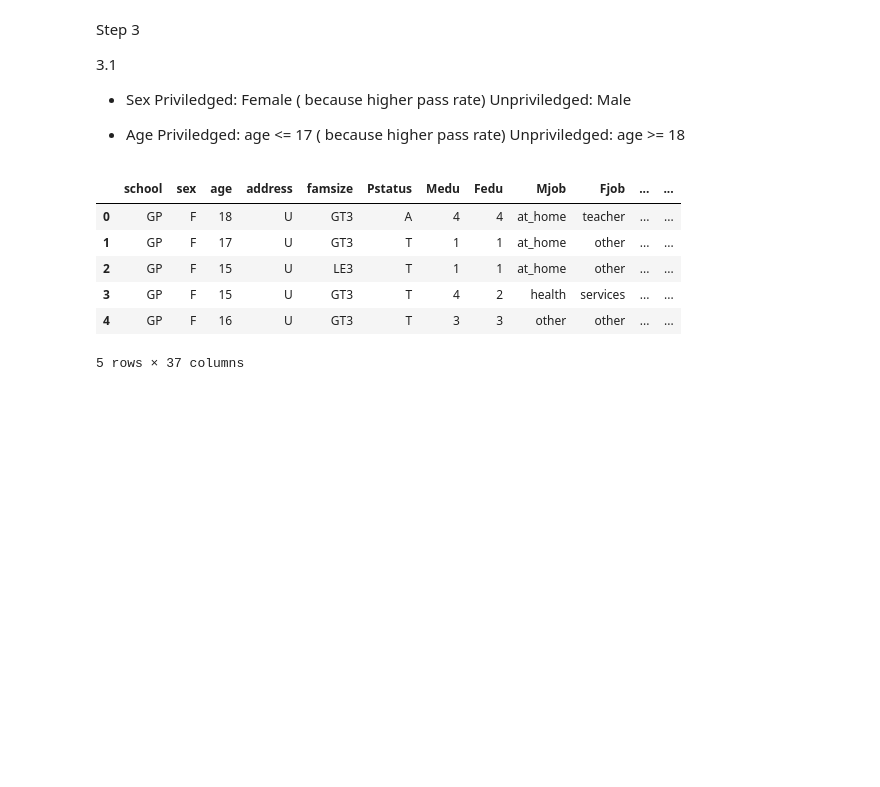
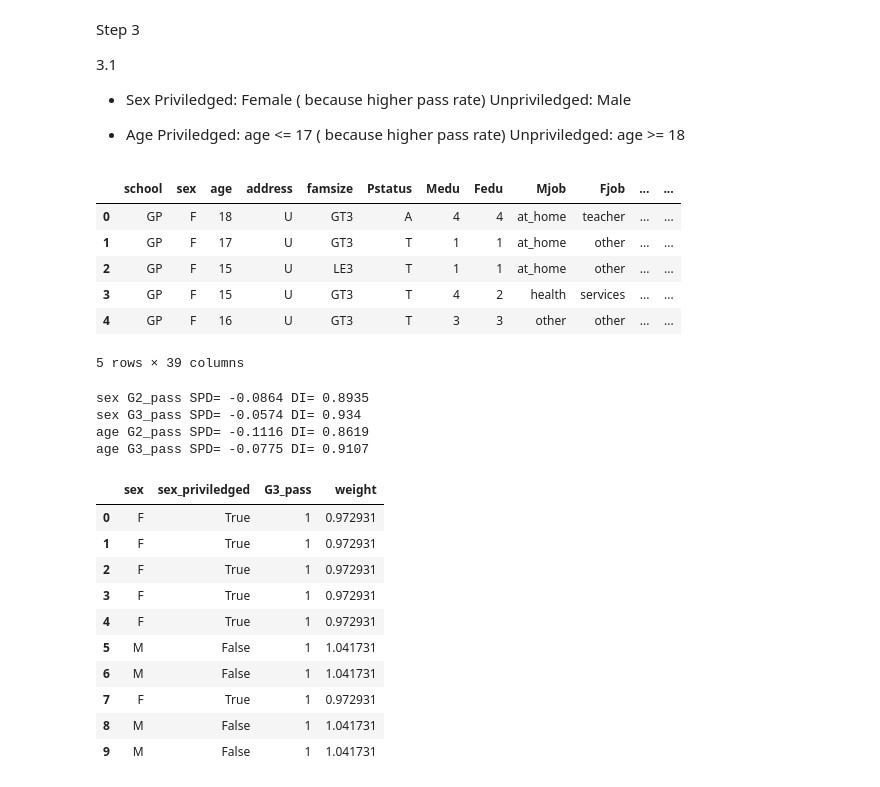
Before and after one commit to lukeckk/CS6603_2026_Summer, a Jupyter notebook: Final project/notebook.ipynb, the cells around one changed output. Cells and saved outputs as stored; diff of their text form; code cells hidden in the pictures; blank space fills up the shorter version.

```diff
--- a/Final project/notebook.ipynb
+++ b/Final project/notebook.ipynb
@@ -180,9 +180,13 @@ Unpriviledged: age >= 18
 # %%
 # 3.2
 
-# Sex
-df_copy = df.copy()
-df_copy.head()
+# Sex Priviledged
+df['sex_priviledged'] = df['sex'] == 'F'
+
+# Age Priviledged
+df['age_priviledged'] = df['age'] <= 17
+
+df.head()
 # %% [output]
 |  | school | sex | age | address | famsize | Pstatus | Medu | Fedu | Mjob | Fjob | ... | ... |
 | 0 | GP | F | 18 | U | GT3 | A | 4 | 4 | at_home | teacher | ... | ... |
@@ -190,6 +194,69 @@ df_copy.head()
 | 2 | GP | F | 15 | U | LE3 | T | 1 | 1 | at_home | other | ... | ... |
 | 3 | GP | F | 15 | U | GT3 | T | 4 | 2 | health | services | ... | ... |
 | 4 | GP | F | 16 | U | GT3 | T | 3 | 3 | other | other | ... | ... |
-5 rows × 37 columns
+5 rows × 39 columns
 # %%
-df_copy['sex_priviledged'] = df_copy['sex']
+# SPD & Disparate Impact
+
+def spd_di(priv_mask, outcome):
+    p_priv = df.loc[priv_mask, outcome].mean()
+    p_unpriv = df.loc[~priv_mask, outcome].mean()
+    spd = p_unpriv - p_priv
+    di = p_unpriv / p_priv
+    return spd, di
+
+for pc, mask in [('sex', df['sex_priviledged']), ('age', df['age_priviledged'])]:
+    for outcome in ['G2_pass', 'G3_pass']:
+        spd, di = spd_di(mask, outcome)
+        print(pc, outcome, 'SPD=', round(spd, 4), 'DI=', round(di, 4))
+# %% [output]
+sex G2_pass SPD= -0.0864 DI= 0.8935
+sex G3_pass SPD= -0.0574 DI= 0.934
+age G2_pass SPD= -0.1116 DI= 0.8619
+age G3_pass SPD= -0.0775 DI= 0.9107
+# %%
+# 3.3
+
+# using Reweighting method to balance out the priviledge gap for sex group and G3_pass
+
+label = df['G3_pass']
+is_privileged = df['sex_priviledged']
+
+n = len(df)
+
+prob_pass = label.mean()
+prob_fail = 1 - prob_pass
+prob_privileged = is_privileged.mean()
+prob_unprivileged = 1 - prob_privileged
+
+prob_privileged_pass = ((is_privileged) & (label == 1)).mean()
+prob_privileged_fail = ((is_privileged) & (label == 0)).mean()
+prob_unprivileged_pass = ((~is_privileged) & (label == 1)).mean()
+prob_unprivileged_fail = ((~is_privileged) & (label == 0)).mean()
+
+weights_by_group_label = {
+    (True, 1):  (prob_pass * prob_privileged) / prob_privileged_pass,
+    (True, 0):  (prob_fail * prob_privileged) / prob_privileged_fail,
+    (False, 1): (prob_pass * prob_unprivileged) / prob_unprivileged_pass,
+    (False, 0): (prob_fail * prob_unprivileged) / prob_unprivileged_fail,
+}
+df['weight'] = 0.0
+
+df.loc[is_privileged & (label == 1), 'weight'] = weights_by_group_label[(True, 1)]
+df.loc[is_privileged & (label == 0), 'weight'] = weights_by_group_label[(True, 0)]
+df.loc[~is_privileged & (label == 1), 'weight'] = weights_by_group_label[(False, 1)]
+df.loc[~is_privileged & (label == 0), 'weight'] = weights_by_group_label[(False, 0)]
+
+df[['sex', 'sex_priviledged', 'G3_pass', 'weight']].head(10)
+# %% [output]
+|  | sex | sex_priviledged | G3_pass | weight |
+| 0 | F | True | 1 | 0.972931 |
+| 1 | F | True | 1 | 0.972931 |
+| 2 | F | True | 1 | 0.972931 |
+| 3 | F | True | 1 | 0.972931 |
+| 4 | F | True | 1 | 0.972931 |
+| 5 | M | False | 1 | 1.041731 |
+| 6 | M | False | 1 | 1.041731 |
+| 7 | F | True | 1 | 0.972931 |
+| 8 | M | False | 1 | 1.041731 |
+| 9 | M | False | 1 | 1.041731 |
```
Also changed, not shown: parts of 2 cells of this notebook.
